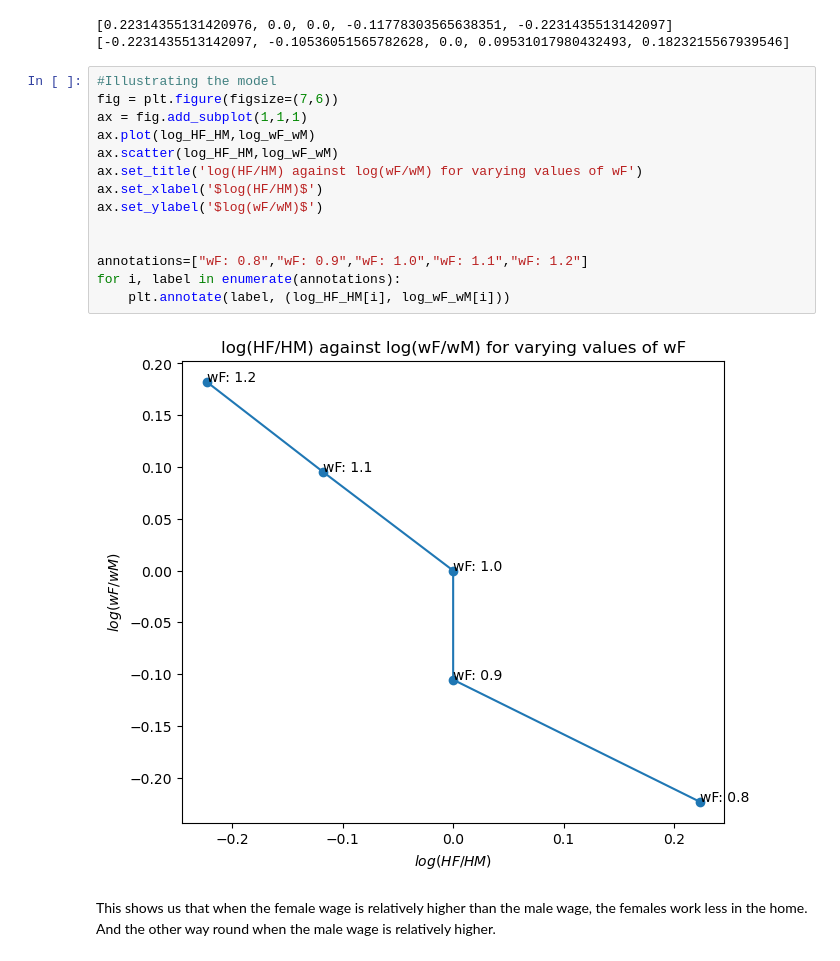
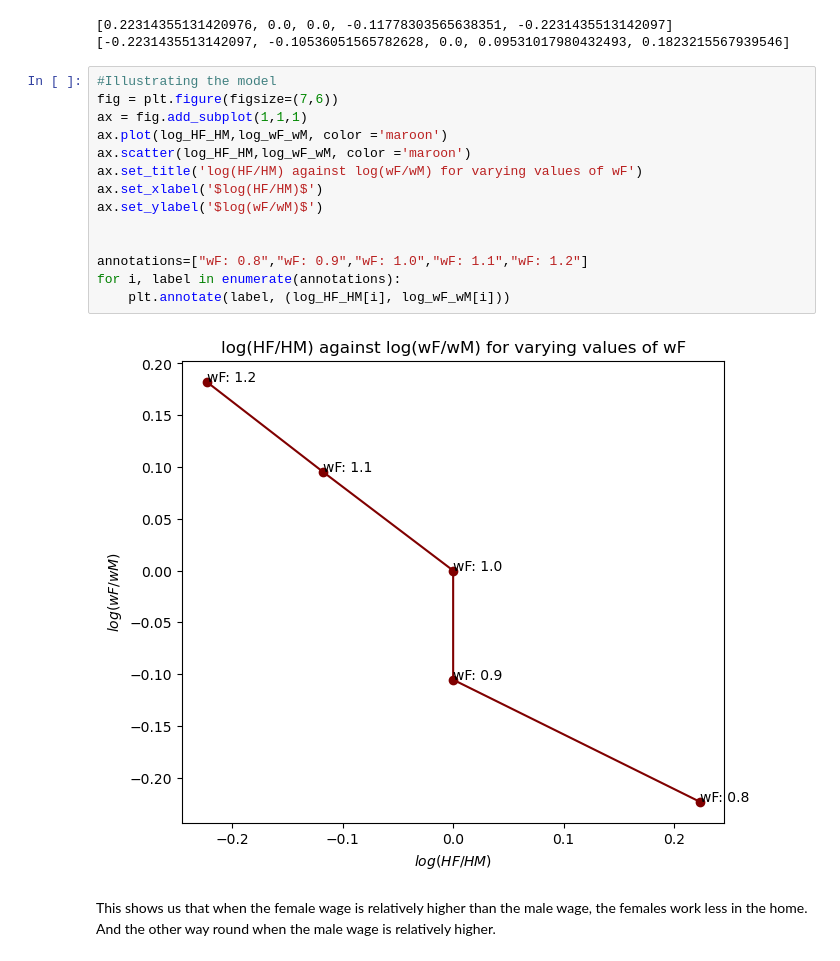
Before and after one commit to NumEconCopenhagen/projects-2023-ctrl-alt-elite, a Jupyter notebook: inauguralproject/inauguralproject.ipynb, the cells around one changed output. Drawn from its saved outputs; the diff is of its cells as text.

```diff
--- a/inauguralproject/inauguralproject.ipynb
+++ b/inauguralproject/inauguralproject.ipynb
@@ -149,19 +149,19 @@ print(log_wF_wM)
 # %%
 #Illustrating the model
 fig = plt.figure(figsize=(7,6))
 ax = fig.add_subplot(1,1,1)
-ax.plot(log_HF_HM,log_wF_wM)
-ax.scatter(log_HF_HM,log_wF_wM)
+ax.plot(log_HF_HM,log_wF_wM, color ='maroon')
+ax.scatter(log_HF_HM,log_wF_wM, color ='maroon')
 ax.set_title('log(HF/HM) against log(wF/wM) for varying values of wF')
 ax.set_xlabel('$log(HF/HM)$')
 ax.set_ylabel('$log(wF/wM)$')
 
 
 annotations=["wF: 0.8","wF: 0.9","wF: 1.0","wF: 1.1","wF: 1.2"]
 for i, label in enumerate(annotations):
     plt.annotate(label, (log_HF_HM[i], log_wF_wM[i]))
 # %% [output]
-[figure, old version]
+[figure, new version]
 # %% [markdown]
 This shows us that when the female wage is relatively higher than the male wage, the females work less in the home. And the other way round when the male wage is relatively higher.
 # %% [markdown]
```
Also changed, not shown: parts of 3 cells of this notebook.
